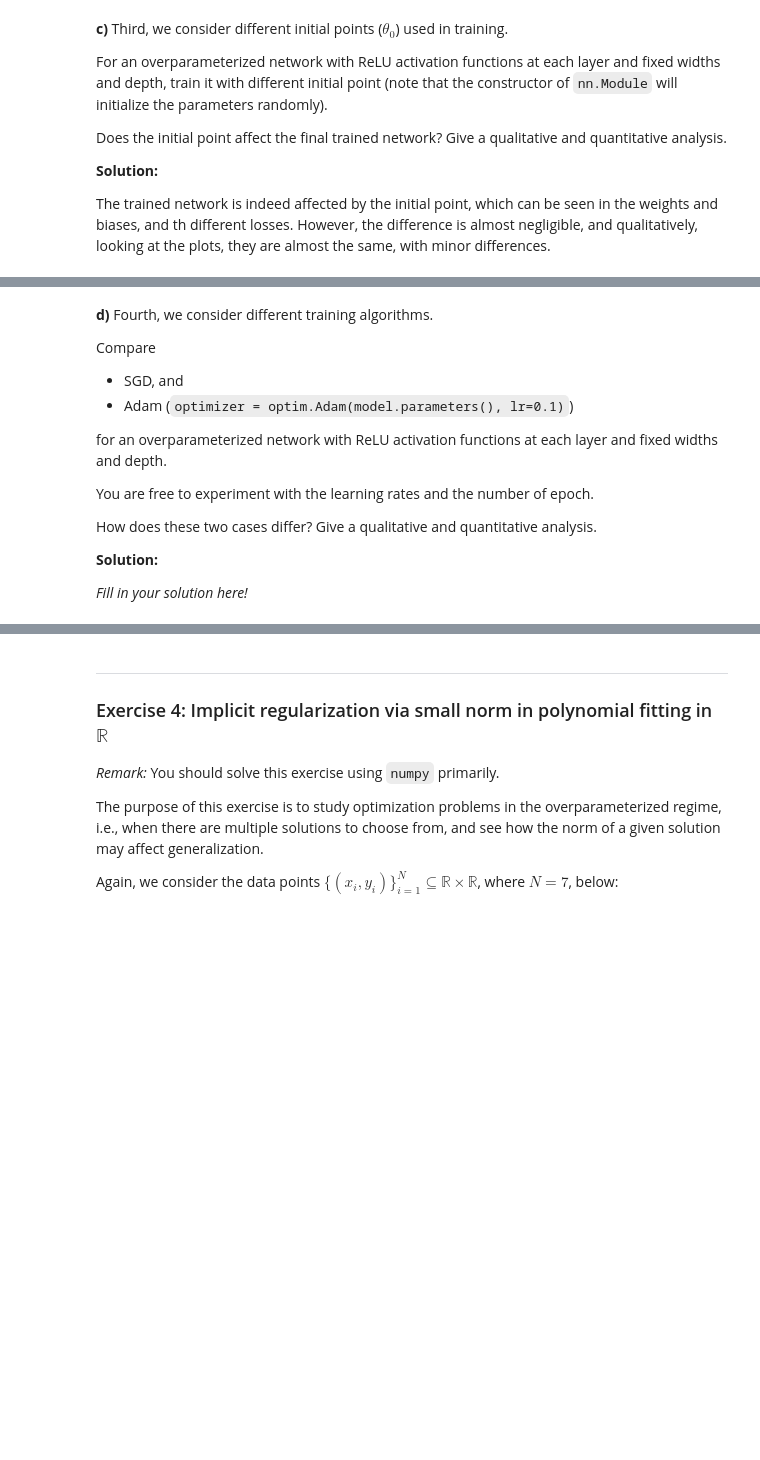
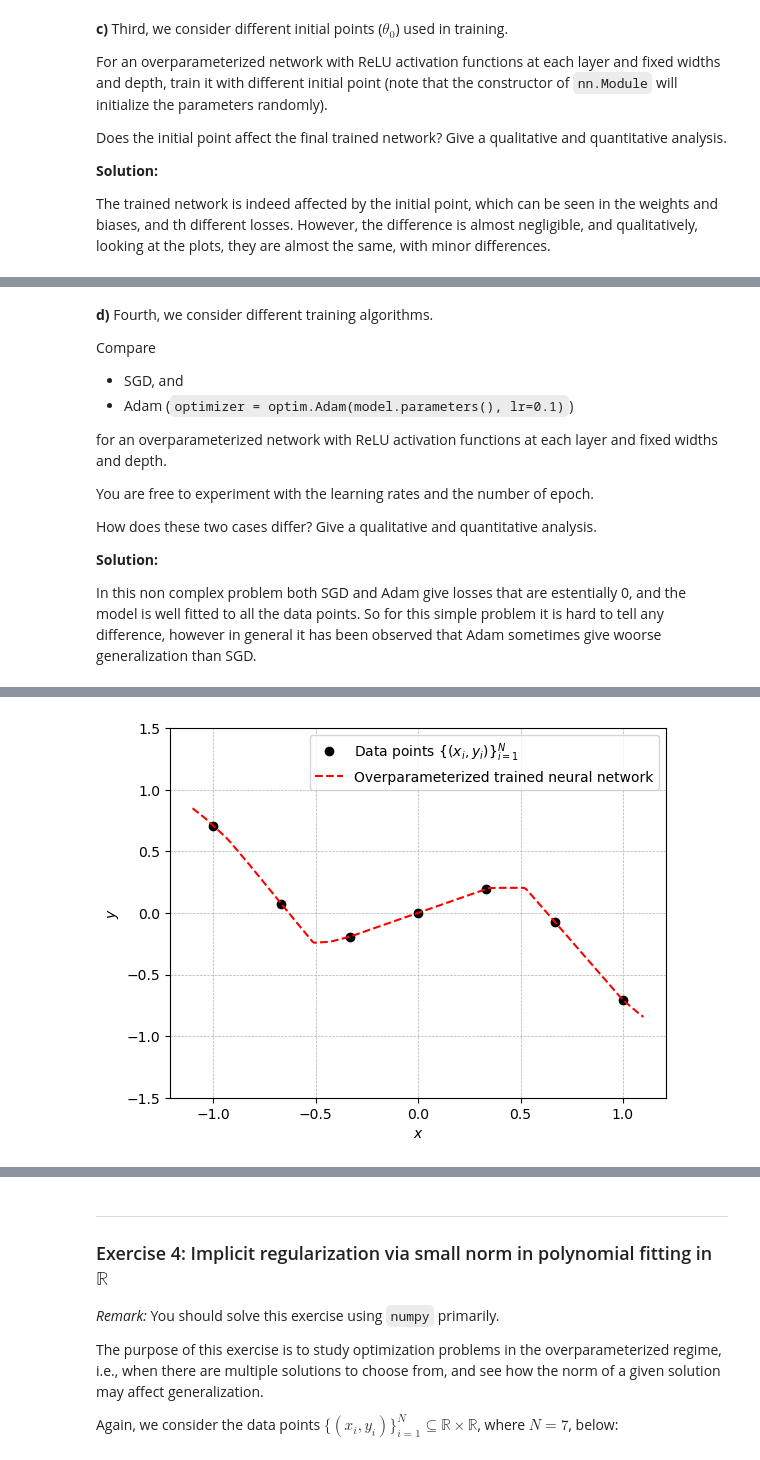
Before and after one commit to AliBakly/Optimization-For-Learning, a Jupyter notebook: Hand_Ins/Hand_In_2/handin2.ipynb, the cells around one changed output, grey strips where cells are left out. Cells and saved outputs as stored; diff of their text form; code cells hidden in the pictures; blank space fills up the shorter version.

```diff
--- a/Hand_Ins/Hand_In_2/handin2.ipynb
+++ b/Hand_Ins/Hand_In_2/handin2.ipynb
@@ -1705,4 +1719,4 @@ How does these two cases differ? Give a qualitative and quantitative analysis.
 
 __Solution:__
 
-_Fill in your solution here!_
+In this non complex problem both SGD and Adam give losses that are estentially 0, and the model is well fitted to all the data points. So for this simple problem it is hard to tell any difference, however in general it has been observed that Adam sometimes give woorse generalization than SGD.
@@ -1710,0 +1723,57 @@ _Fill in your solution here!_
+# %%
+# Write your code here
+# Write your code here
+# Underdetermined case
+class model(nn.Module):
+    def __init__(self):
+        super().__init__()
+        self.linear1 = nn.Linear(in_features=1, out_features=20)
+        self.linear2 = nn.Linear(in_features=20, out_features=20)
+        self.linear3 = nn.Linear(in_features=20, out_features=1)
+
+
+    def forward(self, x):
+        x = self.linear1(x)
+        x = F.relu(x)
+        x = self.linear2(x)
+        x = F.relu(x)
+        x = self.linear3(x)
+
+        return x
+
+
+model = model()
+loss_fn = nn.MSELoss()
+optimizer = optim.Adam(model.parameters(), lr=0.01)
+
+
+for epoch in range(2000):
+    losses_in_epoch = []
+    for batch in data_loader:
+        batch_x, batch_y = batch
+        pred = model(batch_x)
+        loss = loss_fn(pred, batch_y)
+        losses_in_epoch.append(loss)
+        loss.backward()
+        optimizer.step()
+        optimizer.zero_grad()
+
+    if epoch % 100 == 0:
+        print('Epoch: {}\tLoss: {}'.format(epoch, sum(losses_in_epoch)/len(losses_in_epoch)))
+
+with torch.no_grad():
+    x = np.linspace(-1.1, 1.1, num = 1000)
+    torch_x = torch.tensor(x.reshape((1000,1)), dtype=torch.float32)
+    y_pred = model(torch_x).numpy()
+
+    fig, axes = plt.subplots(dpi=100)
+    axes.plot(xs,ys,'ko')
+    axes.plot(x, y_pred,'r--')
+    axes.legend([r'Data points $\{(x_{i},y_{i})\}_{i=1}^{N}$', r'Overparameterized trained neural network'])
+    axes.set_xlabel('$x$')
+    axes.set_ylabel('$y$')
+    axes.grid(linestyle='dashed', linewidth=0.5)
+    axes.set_ylim([-1.5, 1.5]);
+
+    print("Training loss: {:.5f}".format(loss_fn(model(torch_xs),torch_ys).item()))
+# %% [output]
@@ -1711,3 +1797,4 @@ _Fill in your solution here!_
+[figure, added]
 # %% [markdown]
 __e)__ Fifth, we study the loss landscape of a trained network along different directions in parameter space.
 
```
Also changed, not shown: parts of 47 cells of this notebook.
